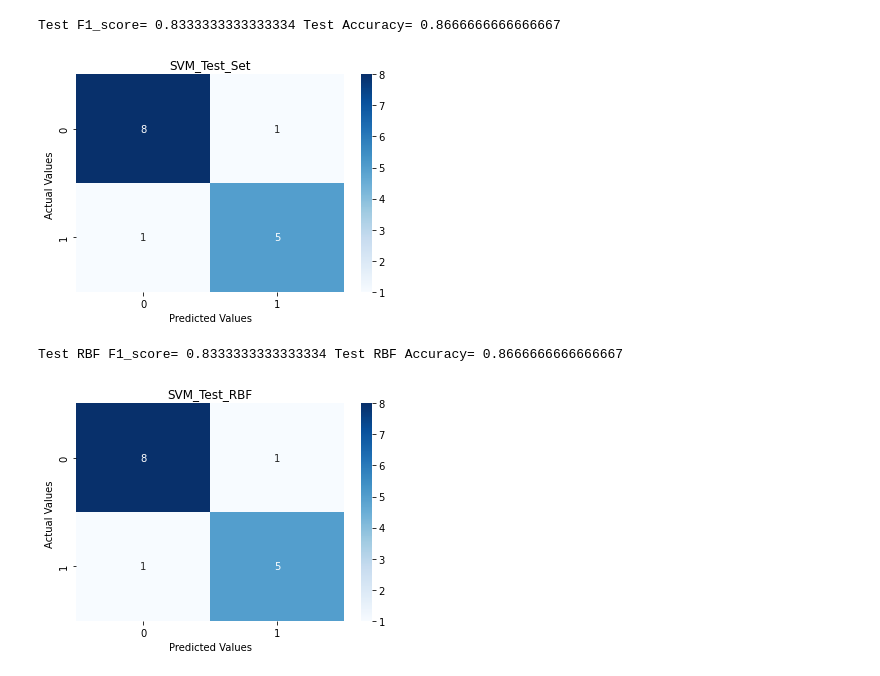
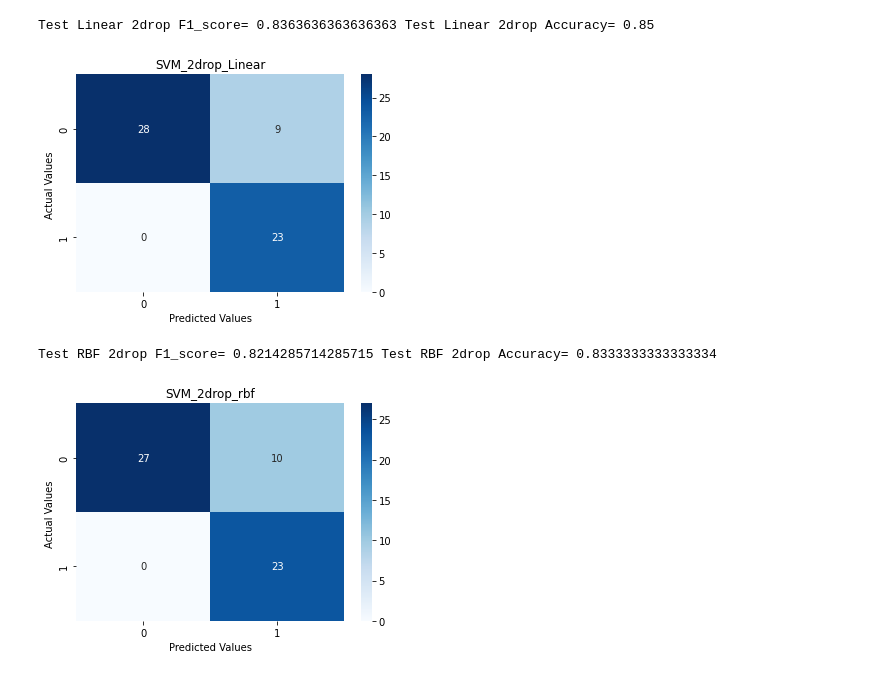
Before and after one commit to Jacqueline45/EE559_Algerian_Forest_Fires_Prediction, a Jupyter notebook: SVM.ipynb, the cells around one changed output. Drawn from its saved outputs; the diff is of its cells as text; code cells hidden in the pictures.

```diff
--- a/SVM.ipynb
+++ b/SVM.ipynb
@@ -140,12 +339,12 @@ Train RBF F1_score= 0.8666666666666666 Train RBF Accuracy= 0.8260869565217391
 # %%
-F1_score, Accuracy = metrics(Y_test, pred_test_linear1, "SVM_Test_Set")
-print("Test F1_score=", F1_score, "Test Accuracy=", Accuracy)
+F1_score, Accuracy = metrics(fires_testy_2, pred_test_linear1, "SVM_2drop_Linear")
+print("Test Linear 2drop F1_score=", F1_score, "Test Linear 2drop Accuracy=", Accuracy)
 # %% [output]
-Test F1_score= 0.8333333333333334 Test Accuracy= 0.8666666666666667
+Test Linear 2drop F1_score= 0.8363636363636363 Test Linear 2drop Accuracy= 0.85
-[figure, old version]
+[figure, new version]
 # %%
-F1_score, Accuracy = metrics(Y_test, pred_test_rbf1, "SVM_Test_RBF")
-print("Test RBF F1_score=", F1_score, "Test RBF Accuracy=", Accuracy)
+F1_score, Accuracy = metrics(fires_testy_2, pred_test_rbf1, "SVM_2drop_rbf")
+print("Test RBF 2drop F1_score=", F1_score, "Test RBF 2drop Accuracy=", Accuracy)
 # %% [output]
-Test RBF F1_score= 0.8333333333333334 Test RBF Accuracy= 0.8666666666666667
+Test RBF 2drop F1_score= 0.8214285714285715 Test RBF 2drop Accuracy= 0.8333333333333334
-[figure, old version]
+[figure, new version]
```
Also changed, not shown: parts of 19 cells of this notebook.
